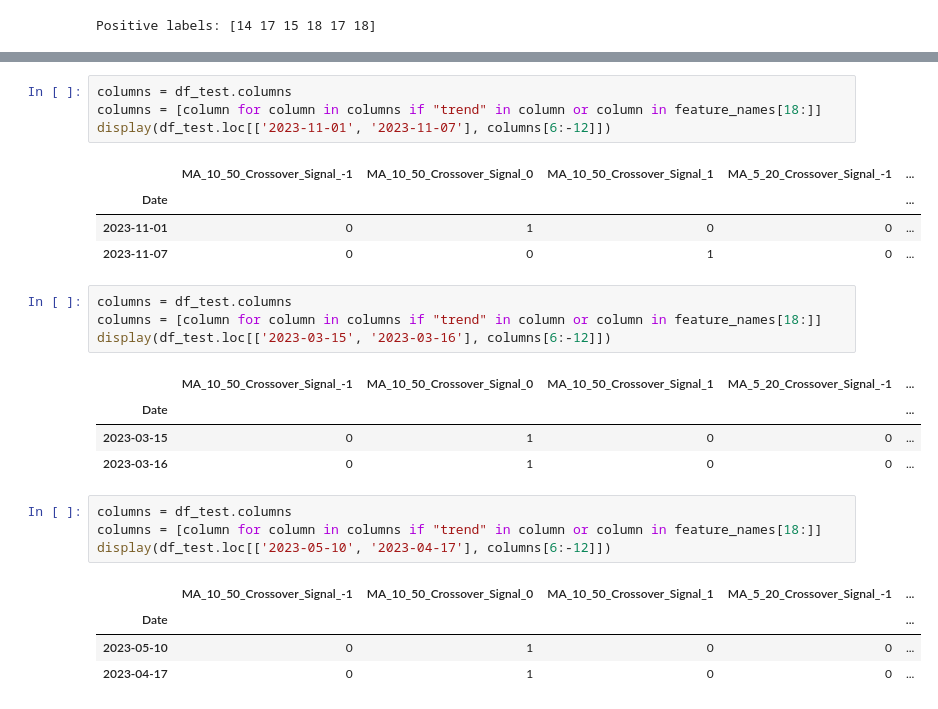
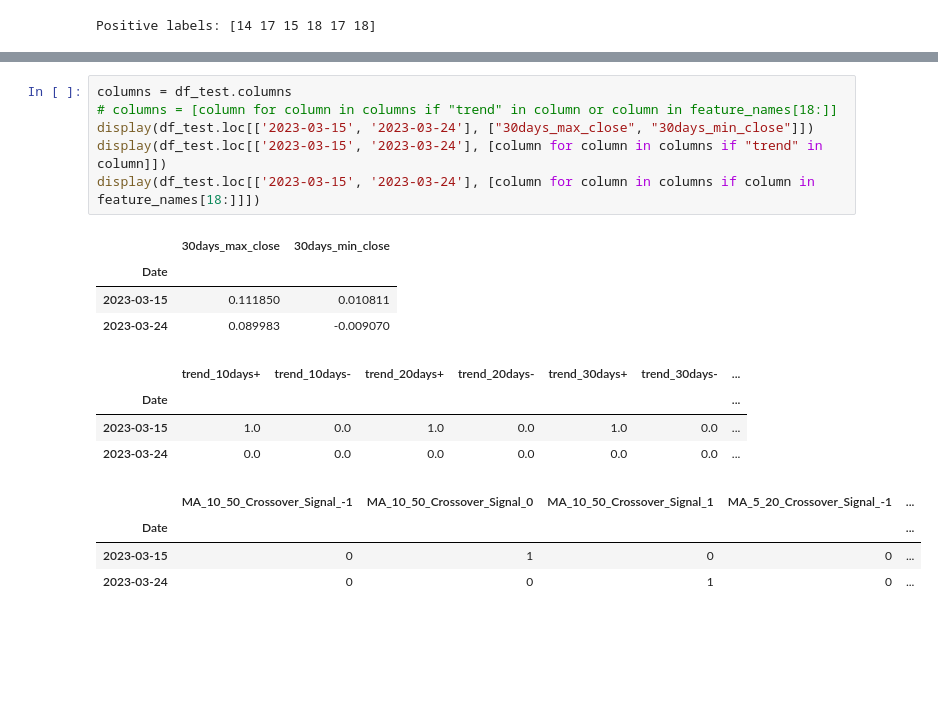
Before and after one commit to junqiangzhou/Quant-Modeling, a Jupyter notebook: visualize.ipynb, the cells around one changed output, grey strips where cells are left out. Saved outputs shown, nothing was run; the diff lists cells and outputs as text; blank space fills up the shorter version.

```diff
--- a/visualize.ipynb
+++ b/visualize.ipynb
@@ -83,27 +103,19 @@ False negatives:
 # %%
 columns = df_test.columns
-columns = [column for column in columns if "trend" in column or column in feature_names[18:]]
-display(df_test.loc[['2023-11-01', '2023-11-07'], columns[6:-12]])
+# columns = [column for column in columns if "trend" in column or column in feature_names[18:]]
+display(df_test.loc[['2023-03-15', '2023-03-24'], ["30days_max_close", "30days_min_close"]])
+display(df_test.loc[['2023-03-15', '2023-03-24'], [column for column in columns if "trend" in column]])
+display(df_test.loc[['2023-03-15', '2023-03-24'], [column for column in columns if column in feature_names[18:]]])
 # %% [output]
-|  | MA_10_50_Crossover_Signal_-1 | MA_10_50_Crossover_Signal_0 | MA_10_50_Crossover_Signal_1 | MA_5_20_Crossover_Signal_-1 | ... |
-| Date |  |  |  |  | ... |
-| 2023-11-01 | 0 | 1 | 0 | 0 | ... |
-| 2023-11-07 | 0 | 0 | 1 | 0 | ... |
+|  | 30days_max_close | 30days_min_close |
+| Date |  |  |
+| 2023-03-15 | 0.111850 | 0.010811 |
+| 2023-03-24 | 0.089983 | -0.009070 |
+|  | trend_10days+ | trend_10days- | trend_20days+ | trend_20days- | trend_30days+ | trend_30days- | ... |
+| Date |  |  |  |  |  |  | ... |
+| 2023-03-15 | 1.0 | 0.0 | 1.0 | 0.0 | 1.0 | 0.0 | ... |
+| 2023-03-24 | 0.0 | 0.0 | 0.0 | 0.0 | 0.0 | 0.0 | ... |
+|  | MA_10_50_Crossover_Signal_-1 | MA_10_50_Crossover_Signal_0 | MA_10_50_Crossover_Signal_1 | MA_5_20_Crossover_Signal_-1 | ... |
+| Date |  |  |  |  | ... |
+| 2023-03-15 | 0 | 1 | 0 | 0 | ... |
+| 2023-03-24 | 0 | 0 | 1 | 0 | ... |
-# %%
-columns = df_test.columns
-columns = [column for column in columns if "trend" in column or column in feature_names[18:]]
-display(df_test.loc[['2023-03-15', '2023-03-16'], columns[6:-12]])
-# %% [output]
-|  | MA_10_50_Crossover_Signal_-1 | MA_10_50_Crossover_Signal_0 | MA_10_50_Crossover_Signal_1 | MA_5_20_Crossover_Signal_-1 | ... |
-| Date |  |  |  |  | ... |
-| 2023-03-15 | 0 | 1 | 0 | 0 | ... |
-| 2023-03-16 | 0 | 1 | 0 | 0 | ... |
-# %%
-columns = df_test.columns
-columns = [column for column in columns if "trend" in column or column in feature_names[18:]]
-display(df_test.loc[['2023-05-10', '2023-04-17'], columns[6:-12]])
-# %% [output]
-|  | MA_10_50_Crossover_Signal_-1 | MA_10_50_Crossover_Signal_0 | MA_10_50_Crossover_Signal_1 | MA_5_20_Crossover_Signal_-1 | ... |
-| Date |  |  |  |  | ... |
-| 2023-05-10 | 0 | 1 | 0 | 0 | ... |
-| 2023-04-17 | 0 | 1 | 0 | 0 | ... |
```
Also changed, not shown: parts of 4 cells of this notebook, 6 other files.
